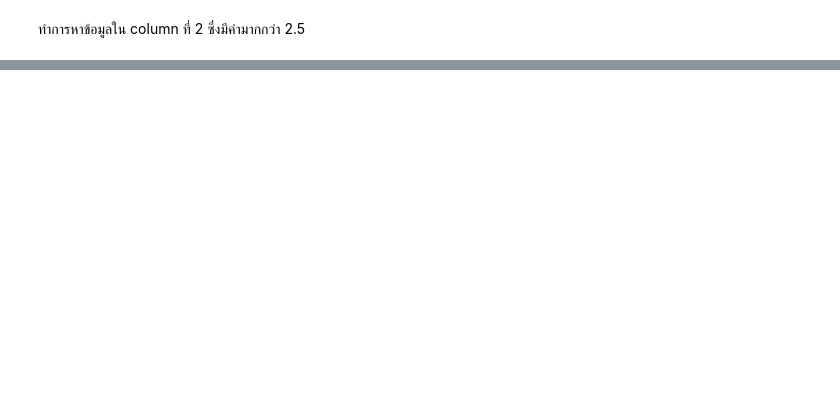
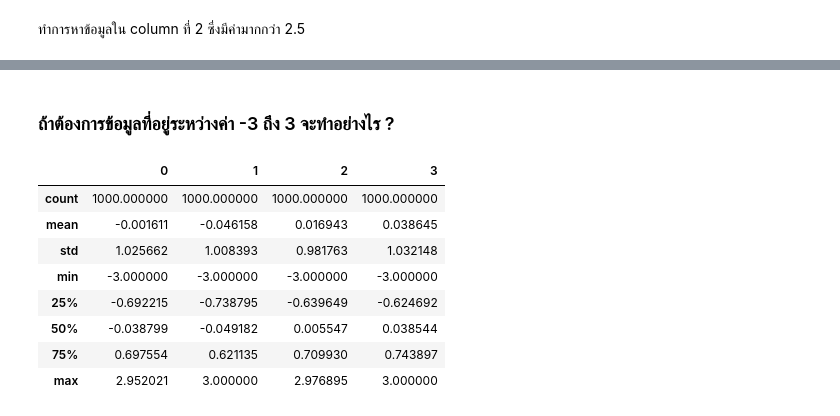
Before and after one commit to up1/course-basic-python, a Jupyter notebook: notebook/data_cleaning_and_preparation.ipynb, the cells around one changed output, grey strips where cells are left out. Cells and saved outputs as stored; diff of their text form; code cells hidden in the pictures; blank space fills up the shorter version.

```diff
--- a/notebook/data_cleaning_and_preparation.ipynb
+++ b/notebook/data_cleaning_and_preparation.ipynb
@@ -506,0 +532,15 @@ Name: 2, dtype: float64
+# %% [markdown]
+### ถ้าต้องการข้อมูลที่อยู่ระหว่างค่า -3 ถึง 3 จะทำอย่างไร ?
+# %%
+data[np.abs(data) > 3] = np.sign(data) * 3
+data.describe()
+# %% [output]
+|  | 0 | 1 | 2 | 3 |
+| count | 1000.000000 | 1000.000000 | 1000.000000 | 1000.000000 |
+| mean | -0.001611 | -0.046158 | 0.016943 | 0.038645 |
+| std | 1.025662 | 1.008393 | 0.981763 | 1.032148 |
+| min | -3.000000 | -3.000000 | -3.000000 | -3.000000 |
+| 25% | -0.692215 | -0.738795 | -0.639649 | -0.624692 |
+| 50% | -0.038799 | -0.049182 | 0.005547 | 0.038544 |
+| 75% | 0.697554 | 0.621135 | 0.709930 | 0.743897 |
+| max | 2.952021 | 3.000000 | 2.976895 | 3.000000 |
```
Also changed, not shown: parts of 10 cells of this notebook.
